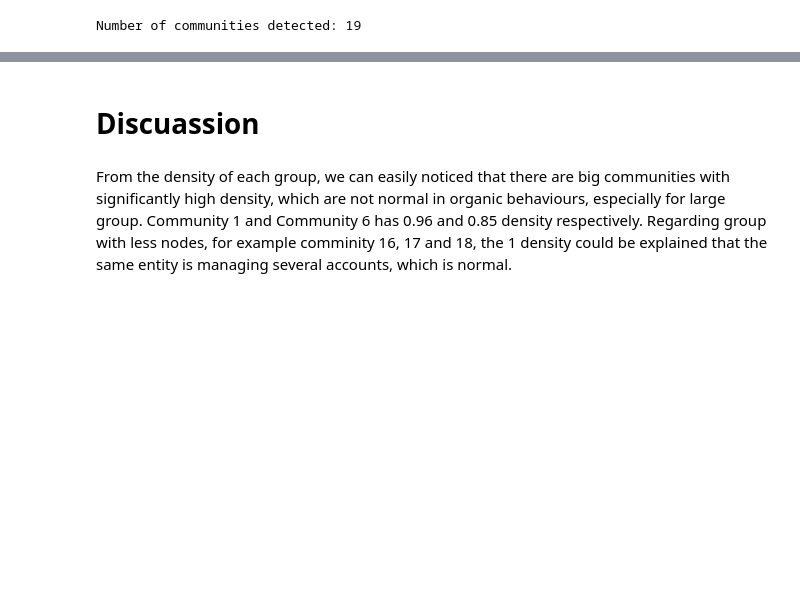
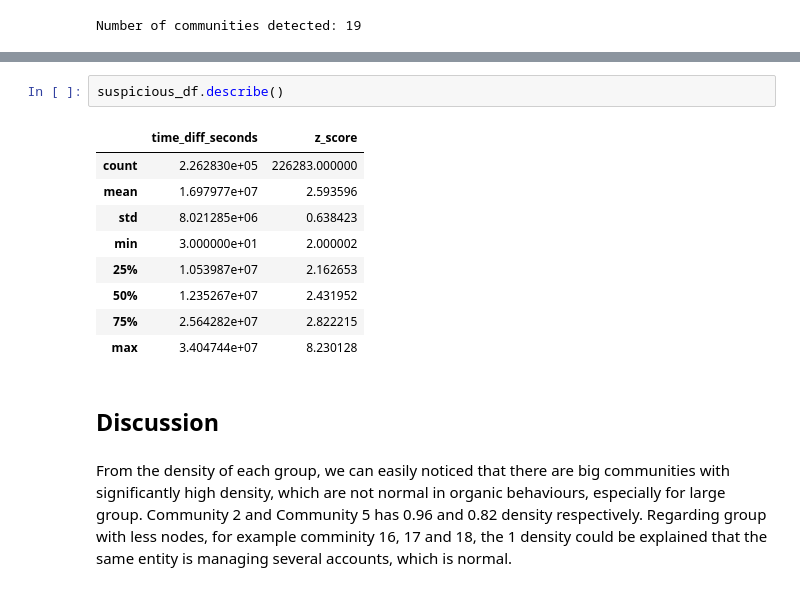
Before and after one commit to Garfatlx/NetworkScience-Assignment-2, a Jupyter notebook: Assignment2.ipynb, the cells around one changed output, grey strips where cells are left out. Cells and saved outputs as stored; diff of their text form; blank space fills up the shorter version.

```diff
--- a/Assignment2.ipynb
+++ b/Assignment2.ipynb
@@ -313,4 +369,16 @@ We also calculate the density of each community from the Leiden Algorithm.
+# %%
+suspicious_df.describe()
+# %% [output]
+|  | time_diff_seconds | z_score |
+| count | 2.262830e+05 | 226283.000000 |
+| mean | 1.697977e+07 | 2.593596 |
+| std | 8.021285e+06 | 0.638423 |
+| min | 3.000000e+01 | 2.000002 |
+| 25% | 1.053987e+07 | 2.162653 |
+| 50% | 1.235267e+07 | 2.431952 |
+| 75% | 2.564282e+07 | 2.822215 |
+| max | 3.404744e+07 | 8.230128 |
 # %% [markdown]
-# Discuassion
+## Discussion
 # %% [markdown]
-From the density of each group, we can easily noticed that there are big communities with significantly high density, which are not normal in organic behaviours, especially for large group. Community 1 and Community 6 has 0.96 and 0.85 density respectively. Regarding group with less nodes, for example comminity 16, 17 and 18, the 1 density could be explained that the same entity is managing several accounts, which is normal.
+From the density of each group, we can easily noticed that there are big communities with significantly high density, which are not normal in organic behaviours, especially for large group. Community 2 and Community 5 has 0.96 and 0.82 density respectively. Regarding group with less nodes, for example comminity 16, 17 and 18, the 1 density could be explained that the same entity is managing several accounts, which is normal.
```
Also changed, not shown: parts of 16 cells of this notebook.
